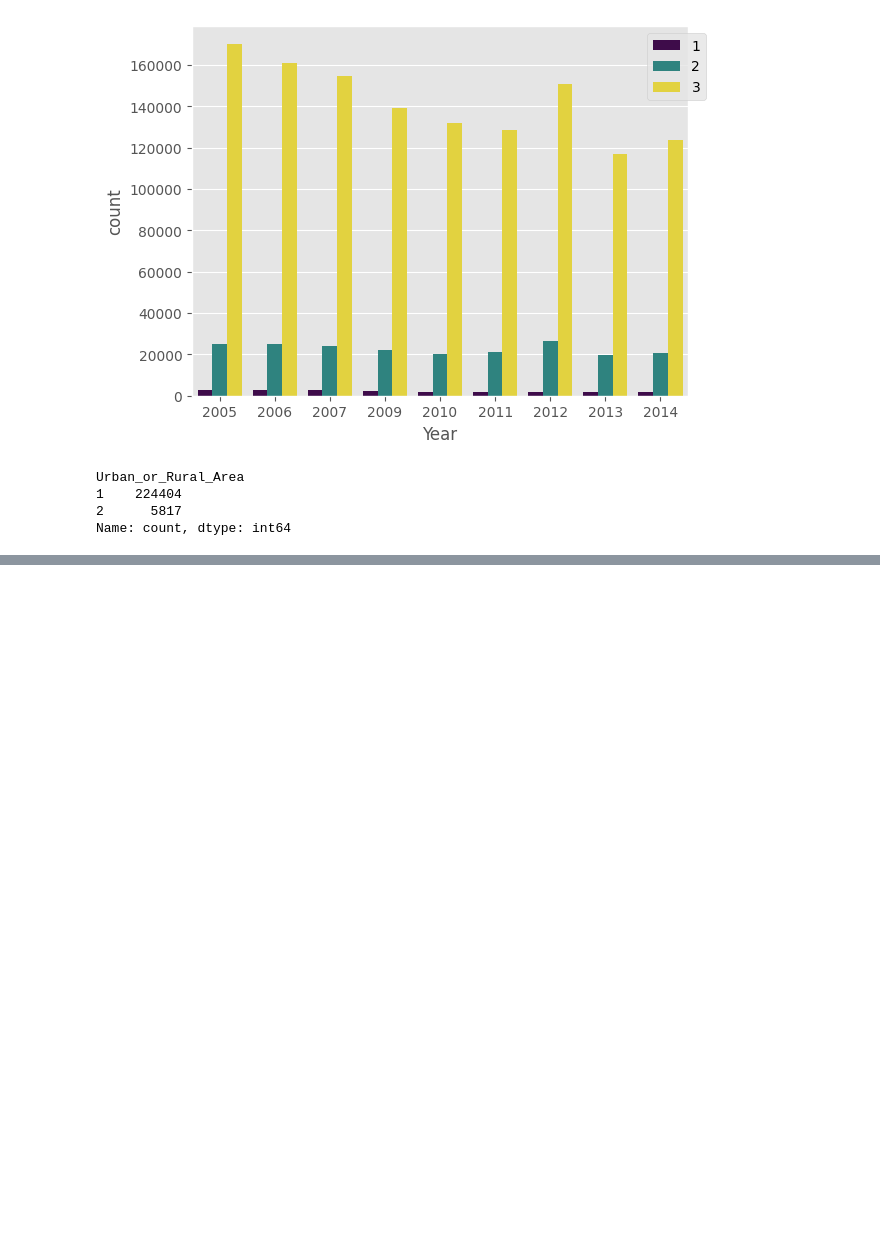
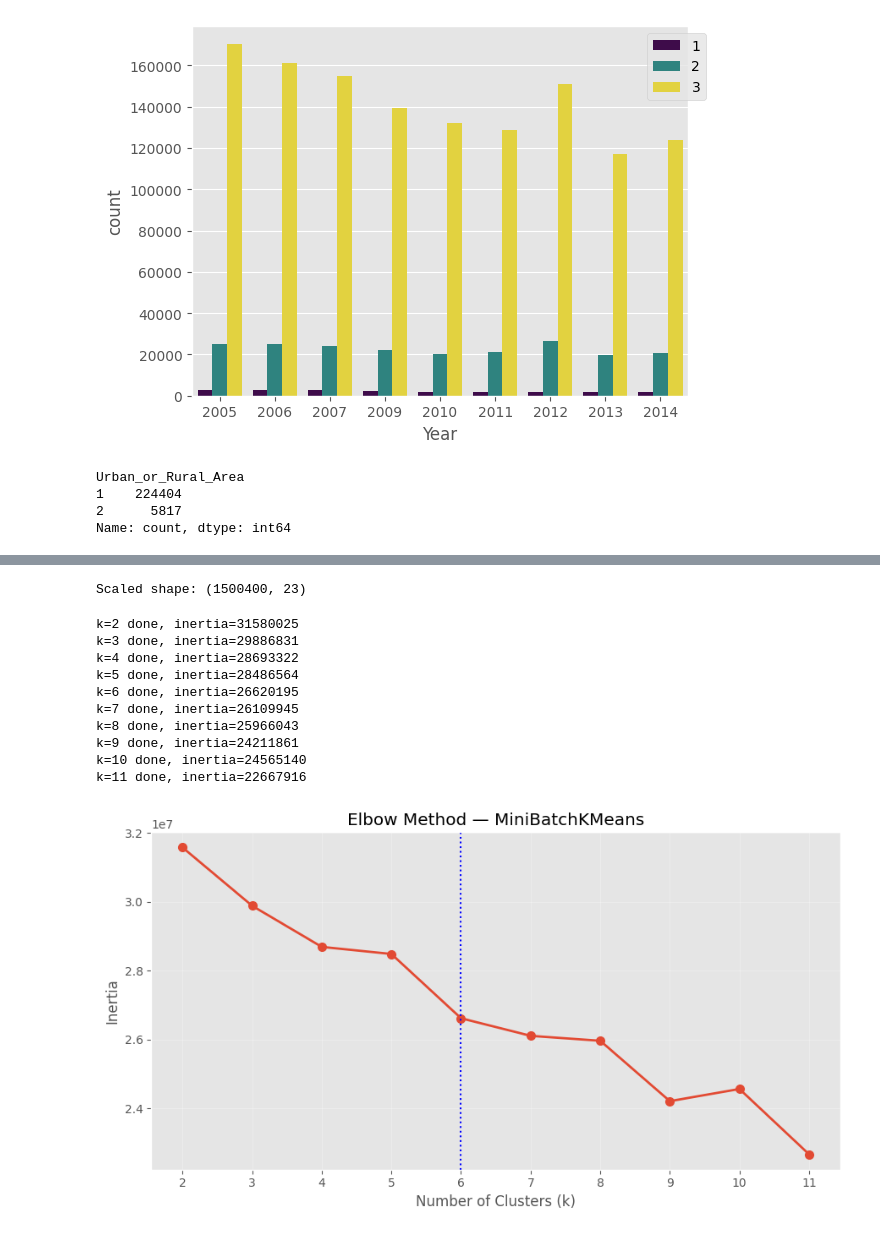
Before and after one commit to Doug-Vo/ML-Self-Project, a Jupyter notebook: EDA/uk_accident.ipynb, the cells around one changed output, grey strips where cells are left out. Saved outputs shown, nothing was run; the diff lists cells and outputs as text; code cells hidden in the pictures; blank space fills up the shorter version.

```diff
--- a/EDA/uk_accident.ipynb
+++ b/EDA/uk_accident.ipynb
@@ -624,0 +689,4 @@ plt.show()
+# %%
+df_accident['country'] = df_accident['greater_region']
+df_accident['greater_region'] = df_accident['RGN16NM']
+df_accident = df_accident.drop(columns=['RGN16NM'])
@@ -624,0 +704,8 @@ plt.show()
+# %%
+df_accident["Month"] = pd.to_datetime(df_accident["Date"], dayfirst=True).dt.month
+# %%
+import numpy as np
+# Cyclical encode circular time features
+for col, period in [("Hour", 24), ("Day_of_Week", 7), ("Month", 12)]:
+    df_accident[f"{col}_sin"] = np.sin(2 * np.pi * df_accident[col] / period)
+    df_accident[f"{col}_cos"] = np.cos(2 * np.pi * df_accident[col] / period)
@@ -624,0 +924,50 @@ plt.show()
+# %%
+from sklearn.preprocessing import StandardScaler
+
+scaler = StandardScaler()
+X_scaled = scaler.fit_transform(df_cluster)
+
+print(f"Scaled shape: {X_scaled.shape}")
+# %% [output]
+Scaled shape: (1500400, 23)
+# %%
+import matplotlib.pyplot as plt
+from sklearn.cluster import MiniBatchKMeans
+from kneed import KneeLocator
+
+inertias = []
+k_range = range(2, 12)
+
+for k in k_range:
+    model = MiniBatchKMeans(n_clusters=k, random_state=8, batch_size=10_000, n_init=3)
+    model.fit(X_scaled)
+    inertias.append(model.inertia_)
+    print(f"k={k} done, inertia={model.inertia_:.0f}")
+
+kl = KneeLocator(k_range, inertias, curve= 'convex', direction= 'decreasing')
+optimal_k = kl.elbow
+
+# Plot
+plt.figure(figsize=(9, 5))
+plt.plot(k_range, inertias, marker='o', linewidth=2, markersize=7)
+plt.axvline(optimal_k, color = 'blue', linestyle = ':',
+             label= f"Optimal k = {optimal_k}")
+plt.xlabel("Number of Clusters (k)")
+plt.ylabel("Inertia")
+plt.title("Elbow Method — MiniBatchKMeans")
+plt.xticks(k_range)
+plt.grid(True, alpha=0.3)
+plt.tight_layout()
+plt.show()
+# %% [output]
+k=2 done, inertia=31580025
+k=3 done, inertia=29886831
+k=4 done, inertia=28693322
+k=5 done, inertia=28486564
+k=6 done, inertia=26620195
+k=7 done, inertia=26109945
+k=8 done, inertia=25966043
+k=9 done, inertia=24211861
+k=10 done, inertia=24565140
+k=11 done, inertia=22667916
+[figure, added]
```
Also changed, not shown: parts of 41 cells of this notebook.
